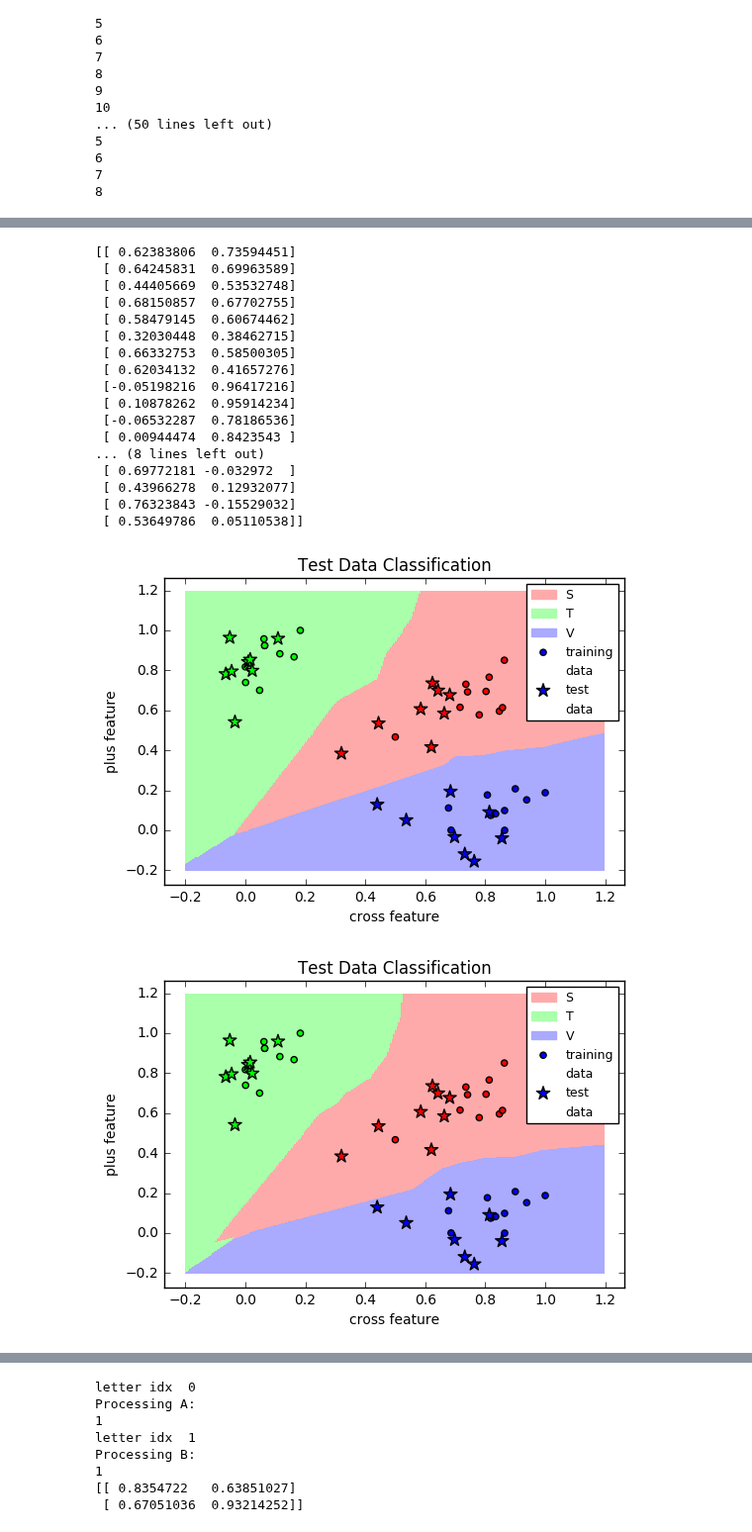
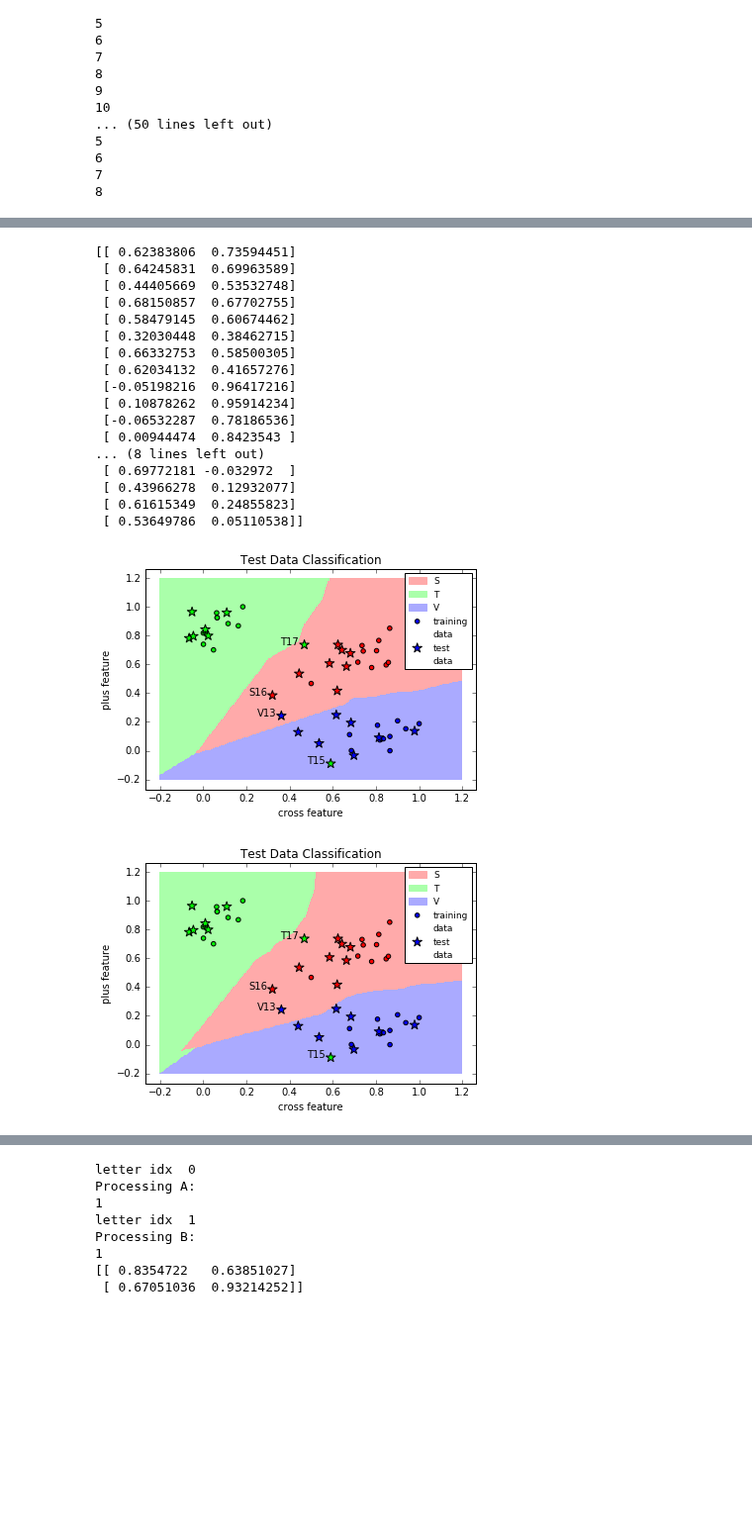
Before and after one commit to mika018/Character-Recognition-Classifier, a Jupyter notebook: cw2.ipynb, the cells around one changed output, grey strips where cells are left out. Shown at 99% size. Cells and saved outputs as stored; diff of their text form; code cells hidden in the pictures; blank space fills up the shorter version.

```diff
--- a/cw2.ipynb
+++ b/cw2.ipynb
@@ -652,6 +652,13 @@ for n_neighbors in range(1, 11):
     train = plt.scatter(X[:, 0], X[:, 1], c=y, cmap=cmap_bold)
     test = plt.scatter(test_data_matrix[:, 0], test_data_matrix[:, 1], s=100, c=y_test, cmap=cmap_bold, marker='*')
 
+    plt.annotate('S16', xy=(test_data_matrix[5, 0], test_data_matrix[5, 1]), xytext=(-24, 0), textcoords='offset points')
+
+    plt.annotate('T17', xy=(test_data_matrix[14, 0], test_data_matrix[14, 1]), xytext=(-24, 0), textcoords='offset points')
+    plt.annotate('T15', xy=(test_data_matrix[12, 0], test_data_matrix[12, 1]), xytext=(-24, 0), textcoords='offset points')
+
+    plt.annotate('V13', xy=(test_data_matrix[18, 0], test_data_matrix[18, 1]), xytext=(-24, 0), textcoords='offset points')
+#     plt.annotate('V14', xy=(test_data_matrix[19, 0], test_data_matrix[19, 1]), xytext=(-24, 0), textcoords='offset points')
 #     if n_neighbors == 1:
 #         plt.title("Nearest Neighbour Classification")
 #     else:
@@ -669,34 +676,34 @@ for n_neighbors in range(1, 11):
     W_patch = patches.Patch(color='#FFFFFF')
 
     plt.legend((S_patch, T_patch, V_patch, train, W_patch, test, W_patch),
                ('S', 'T', 'V', 'training', 'data', 'test', 'data'),
                scatterpoints=1,
                loc='upper right',
                fontsize=9)
-#     plt.savefig(str(n_neighbors) + 'nnclassigication_test.png')
+    plt.savefig(str(n_neighbors) + 'nnclassigication_test.png')
 
 #     axes = plt.gca()
 #     axes.set_xlim([0,1.1])
 #     axes.set_ylim([0,1.1])
 
 plt.show()
 # %% [output]
 [[ 0.62383806  0.73594451]
  [ 0.64245831  0.69963589]
  [ 0.44405669  0.53532748]
  [ 0.68150857  0.67702755]
  [ 0.58479145  0.60674462]
  [ 0.32030448  0.38462715]
  [ 0.66332753  0.58500305]
  [ 0.62034132  0.41657276]
  [-0.05198216  0.96417216]
  [ 0.10878262  0.95914234]
  [-0.06532287  0.78186536]
  [ 0.00944474  0.8423543 ]
 ... (8 lines left out)
  [ 0.69772181 -0.032972  ]
  [ 0.43966278  0.12932077]
- [ 0.76323843 -0.15529032]
+ [ 0.61615349  0.24855823]
  [ 0.53649786  0.05110538]]
-[figure, old version]
+[figure, new version]
-[figure, old version]
+[figure, new version]
```
Also changed, not shown: parts of 6 cells of this notebook, 30 other files.
